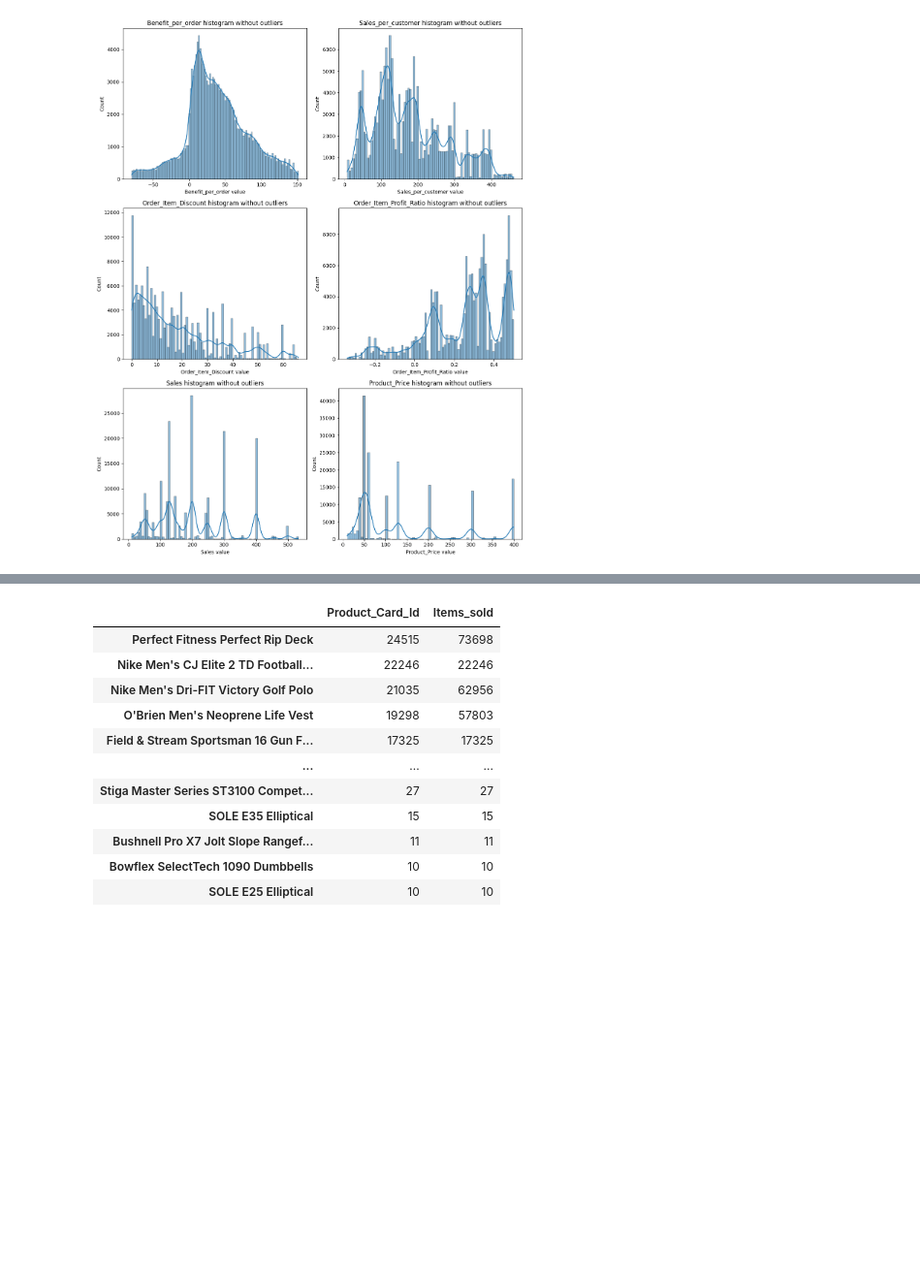
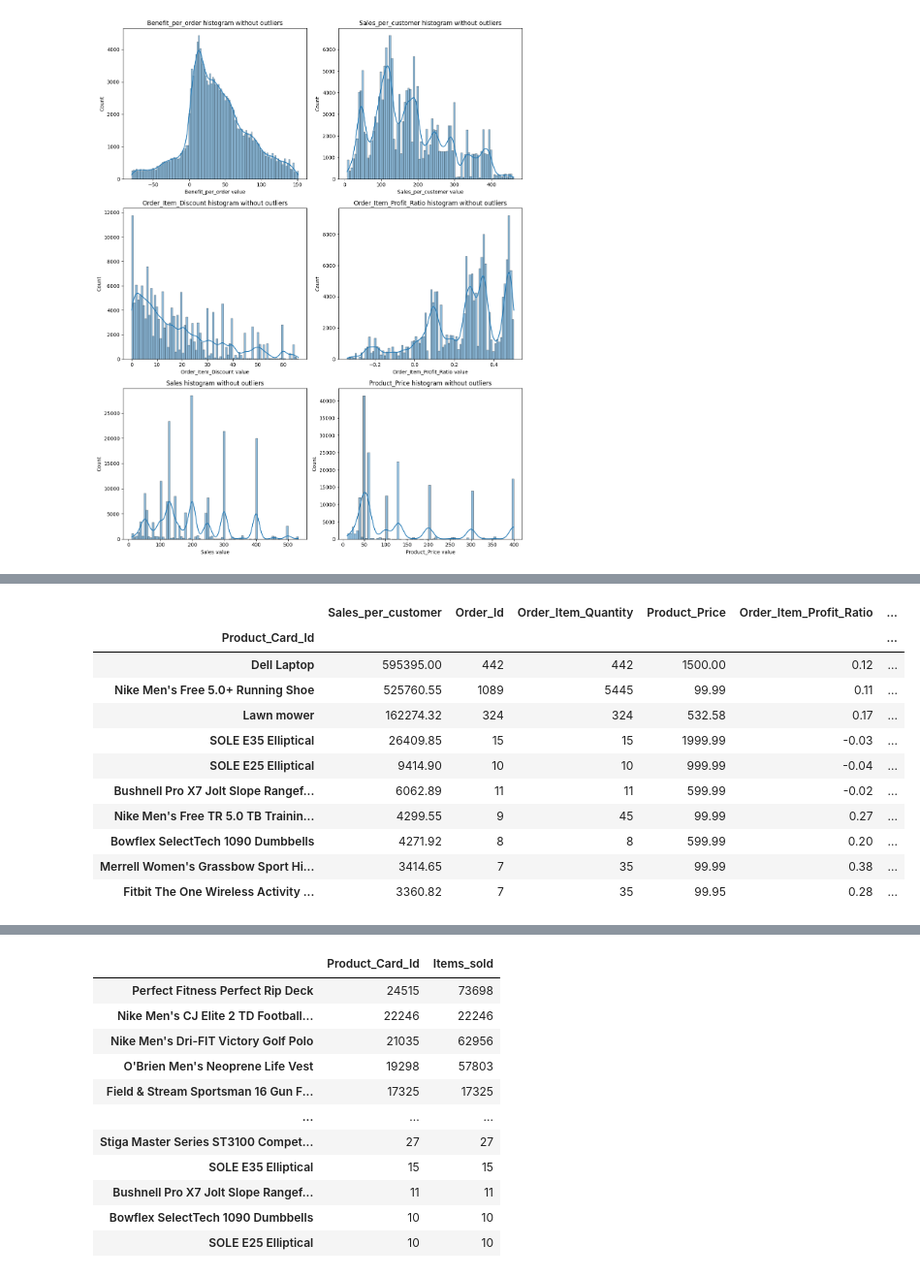
Before and after one commit to miladziekanowska/supply-chain-analysis, a Jupyter notebook: SupplyChain_EDA.ipynb, the cells around one changed output, grey strips where cells are left out. Shown at 97% size. Drawn from its saved outputs; the diff is of its cells as text; code cells hidden in the pictures; blank space fills up the shorter version.

```diff
--- a/SupplyChain_EDA.ipynb
+++ b/SupplyChain_EDA.ipynb
@@ -261,0 +380,26 @@ ABC analysis??co to??
+# %%
+sales_cust_df = df.loc[df['Sales_per_customer'].isin(outliers_in_columns['Sales_per_customer'])]
+
+grouped_sales_cust_df = sales_cust_df.groupby('Product_Card_Id').agg({'Sales_per_customer': sum,
+                                                                      'Order_Id': 'count',
+                                                                      'Order_Item_Quantity': sum,
+                                                                      'Product_Price': np.mean,
+                                                                      'Order_Item_Profit_Ratio': np.mean,
+                                                                      'Order_Item_Discount_Rate': np.mean}).sort_values(by='Sales_per_customer',
+                                                                                                                        ascending=False)
+
+grouped_sales_cust_df.index = grouped_sales_cust_df.index.map(product_name)
+grouped_sales_cust_df.head(10)
+# %% [output]
+|  | Sales_per_customer | Order_Id | Order_Item_Quantity | Product_Price | Order_Item_Profit_Ratio | ... |
+| Product_Card_Id |  |  |  |  |  | ... |
+| Dell Laptop | 595395.00 | 442 | 442 | 1500.00 | 0.12 | ... |
+| Nike Men's Free 5.0+ Running Shoe | 525760.55 | 1089 | 5445 | 99.99 | 0.11 | ... |
+| Lawn mower | 162274.32 | 324 | 324 | 532.58 | 0.17 | ... |
+| SOLE E35 Elliptical | 26409.85 | 15 | 15 | 1999.99 | -0.03 | ... |
+| SOLE E25 Elliptical | 9414.90 | 10 | 10 | 999.99 | -0.04 | ... |
+| Bushnell Pro X7 Jolt Slope Rangef... | 6062.89 | 11 | 11 | 599.99 | -0.02 | ... |
+| Nike Men's Free TR 5.0 TB Trainin... | 4299.55 | 9 | 45 | 99.99 | 0.27 | ... |
+| Bowflex SelectTech 1090 Dumbbells | 4271.92 | 8 | 8 | 599.99 | 0.20 | ... |
+| Merrell Women's Grassbow Sport Hi... | 3414.65 | 7 | 35 | 99.99 | 0.38 | ... |
+| Fitbit The One Wireless Activity ... | 3360.82 | 7 | 35 | 99.95 | 0.28 | ... |
```
Also changed, not shown: parts of 36 cells of this notebook, 6 other files.
